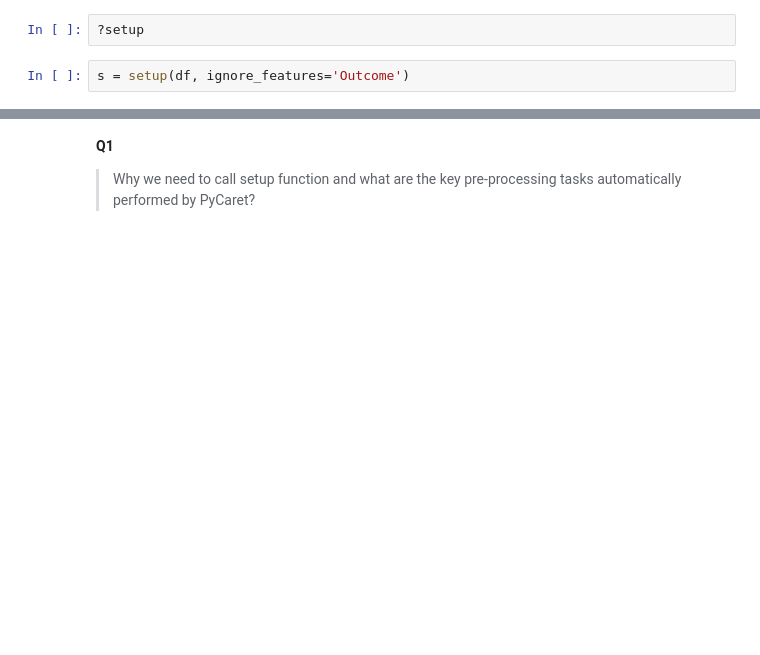
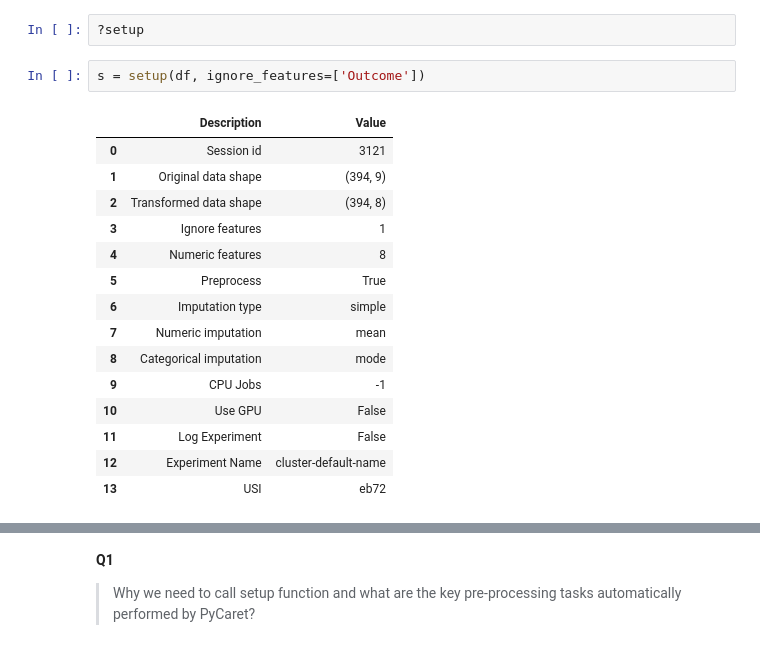
Before and after one commit to thilinib/CBM101, a Jupyter notebook: E_Macine_Learning/2_clustering_diabetes.ipynb, the cells around one changed output, grey strips where cells are left out. Drawn from its saved outputs; the diff is of its cells as text; blank space fills up the shorter version.

```diff
--- a/E_Macine_Learning/2_clustering_diabetes.ipynb
+++ b/E_Macine_Learning/2_clustering_diabetes.ipynb
@@ -50,4 +71,20 @@ Remember also that your dataset has one column that indicates the outcome. The m
 # %%
 ?setup
 # %%
-s = setup(df, ignore_features='Outcome')
+s = setup(df, ignore_features=['Outcome'])
+# %% [output]
+|  | Description | Value |
+| 0 | Session id | 3121 |
+| 1 | Original data shape | (394, 9) |
+| 2 | Transformed data shape | (394, 8) |
+| 3 | Ignore features | 1 |
+| 4 | Numeric features | 8 |
+| 5 | Preprocess | True |
+| 6 | Imputation type | simple |
+| 7 | Numeric imputation | mean |
+| 8 | Categorical imputation | mode |
+| 9 | CPU Jobs | -1 |
+| 10 | Use GPU | False |
+| 11 | Log Experiment | False |
+| 12 | Experiment Name | cluster-default-name |
+| 13 | USI | eb72 |
```
Also changed, not shown: parts of 49 cells of this notebook.
